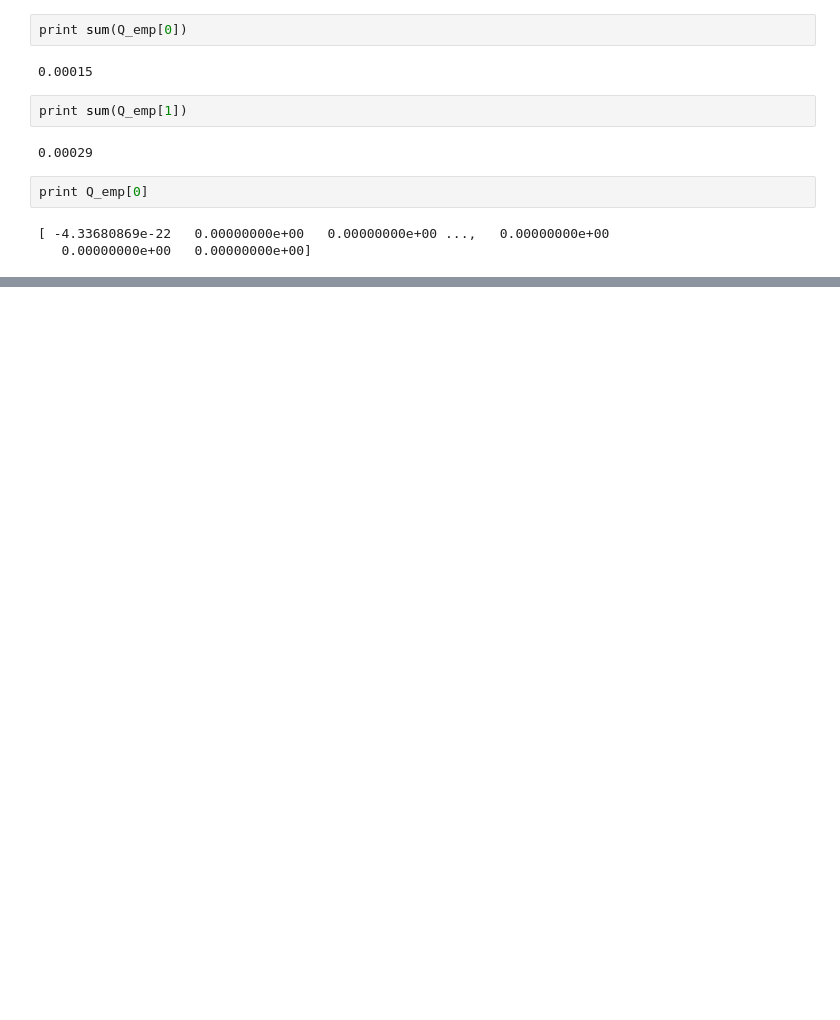
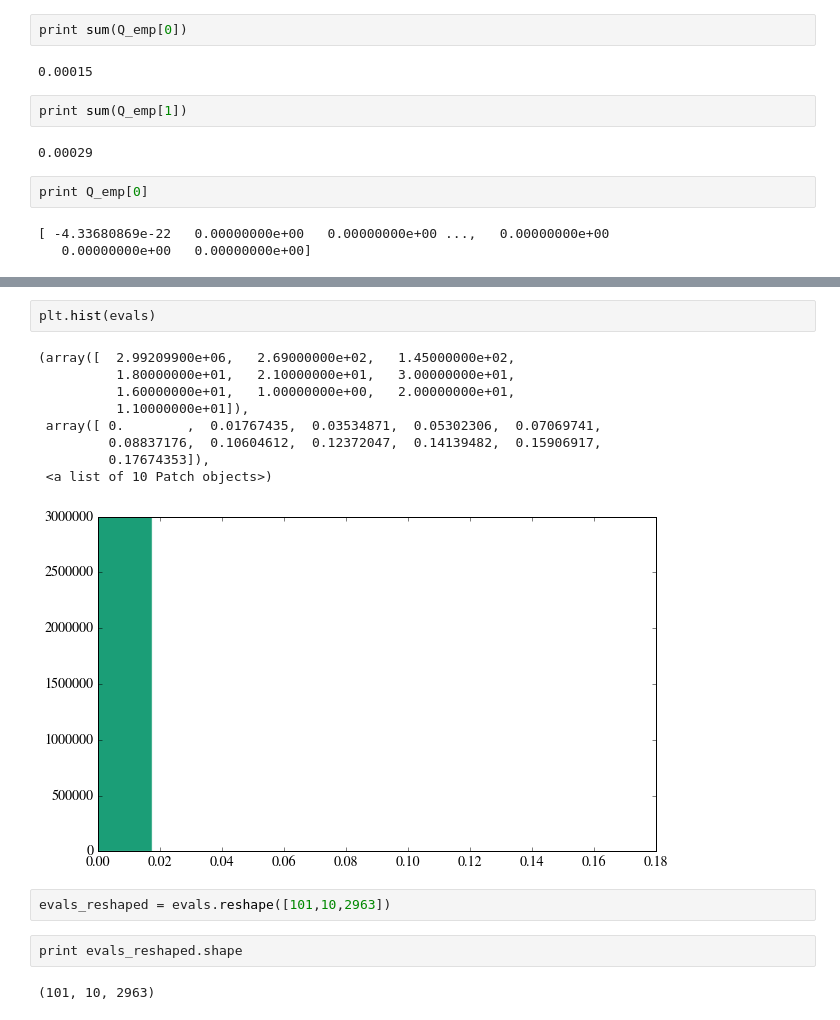
Before and after one commit to jming/thesis, a Jupyter notebook: explore-ipynb/Convex Hull Random.ipynb, the cells around one changed output, grey strips where cells are left out. Drawn from its saved outputs; the diff is of its cells as text; blank space fills up the shorter version.

```diff
--- a/explore-ipynb/Convex Hull Random.ipynb
+++ b/explore-ipynb/Convex Hull Random.ipynb
@@ -352,0 +413,18 @@ print Q_emp[0]
+# %%
+plt.hist(evals)
+# %% [output]
+(array([  2.99209900e+06,   2.69000000e+02,   1.45000000e+02,
+          1.80000000e+01,   2.10000000e+01,   3.00000000e+01,
+          1.60000000e+01,   1.00000000e+00,   2.00000000e+01,
+          1.10000000e+01]),
+ array([ 0.        ,  0.01767435,  0.03534871,  0.05302306,  0.07069741,
+         0.08837176,  0.10604612,  0.12372047,  0.14139482,  0.15906917,
+         0.17674353]),
+ <a list of 10 Patch objects>)
+[figure, added]
+# %%
+evals_reshaped = evals.reshape([101,10,2963])
+# %%
+print evals_reshaped.shape
+# %% [output]
+(101, 10, 2963)
```
Also changed, not shown: parts of 18 cells of this notebook, 15 other files.
